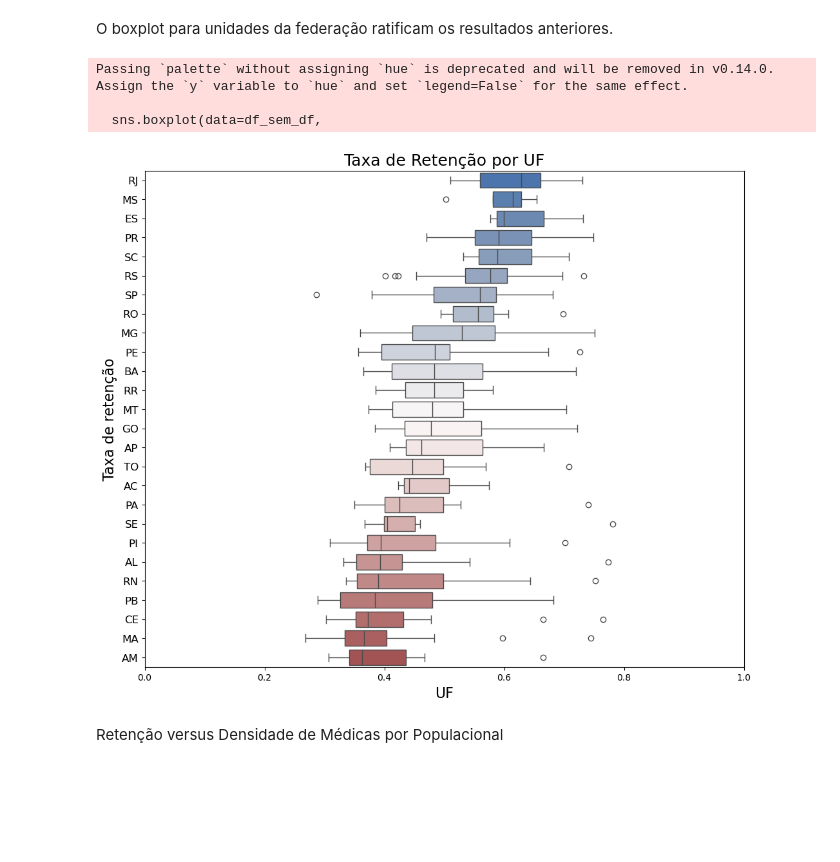
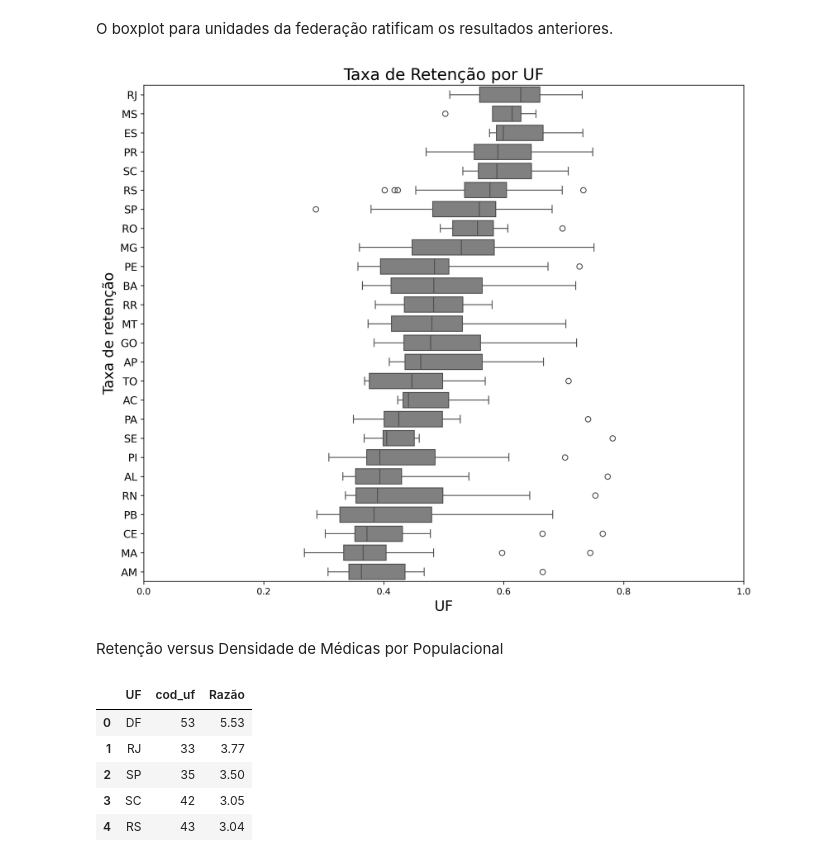
Before and after one commit to danielppagotto/retencao, a Jupyter notebook: 1_1_script_python/script_retencao_python.ipynb, the cells around one changed output. Cells and saved outputs as stored; diff of their text form; code cells hidden in the pictures; blank space fills up the shorter version.

```diff
--- a/1_1_script_python/script_retencao_python.ipynb
+++ b/1_1_script_python/script_retencao_python.ipynb
@@ -51,6 +53,8 @@ df = df.merge(reg_saude,
          how = 'left',
          left_on = 'regiao_saude',
          right_on= 'cod_regsaud')
+
+df['regiao'] = df['regiao'].str.replace('Região','').str.strip()
 # %% [markdown]
 ## Gerando gráficos
 
@@ -103,26 +104,33 @@ O boxplot para unidades da federação ratificam os resultados anteriores.
 # %%
 # retirando DF, pois não tem divisão por região de saúde na UF
 df_sem_df = df[df['uf_sigla'] != 'DF']
 
 
-plt.figure(figsize=(12, 10))
+plt.figure(figsize=(12, 10), dpi=300)
 sns.boxplot(data=df_sem_df,
             x='retencao_geral',
             y='uf_sigla',
             order=df_sem_df.groupby('uf_sigla')['retencao_geral'].median().sort_values(ascending=False).index,
-            palette="vlag")
+            color="gray")
 
 plt.xlim(0, 1)
 plt.yticks(fontsize=12)
 plt.xlabel("UF", fontsize=16)
 plt.ylabel("Taxa de retenção", fontsize=16)
 plt.title("Taxa de Retenção por UF", fontsize=18)
 
 plt.show()
 # %% [output]
-Passing `palette` without assigning `hue` is deprecated and will be removed in v0.14.0. Assign the `y` variable to `hue` and set `legend=False` for the same effect.
-
-  sns.boxplot(data=df_sem_df,
-[figure, old version]
+[figure, new version]
 # %% [markdown]
 Retenção versus Densidade de Médicas por Populacional
+# %%
+razao_medicos = pd.read_excel(r"C:\Users\Lapei_Cigets\Documents\GitHub\retencao\0_dados\razao_medicos.xlsx")
+razao_medicos.head()
+# %% [output]
+|  | UF | cod_uf | Razão |
+| 0 | DF | 53 | 5.53 |
+| 1 | RJ | 33 | 3.77 |
+| 2 | SP | 35 | 3.50 |
+| 3 | SC | 42 | 3.05 |
+| 4 | RS | 43 | 3.04 |
```
Also changed, not shown: parts of 11 cells of this notebook, 2 other files.
